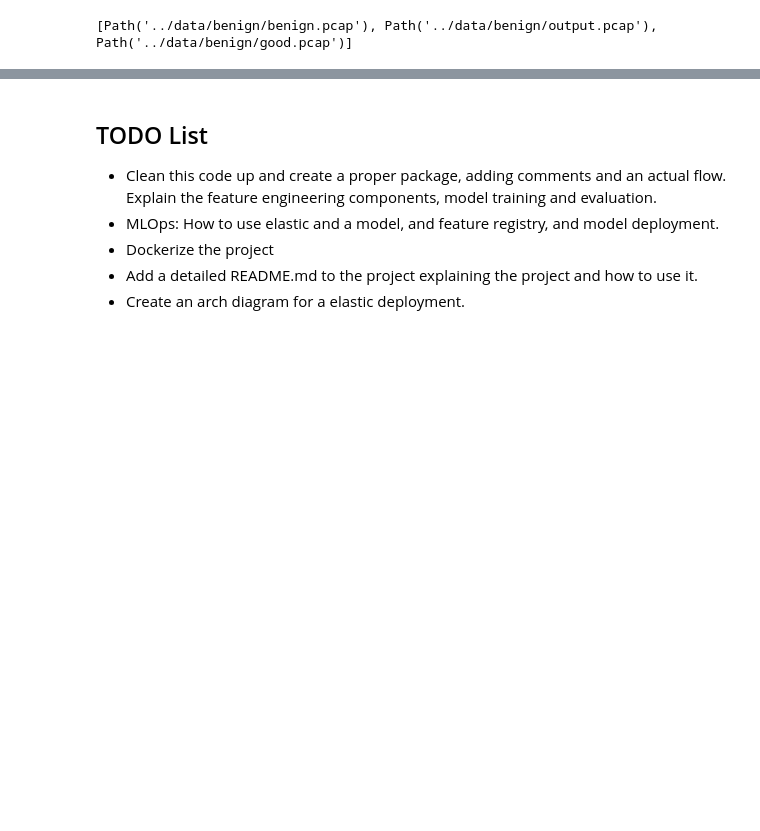
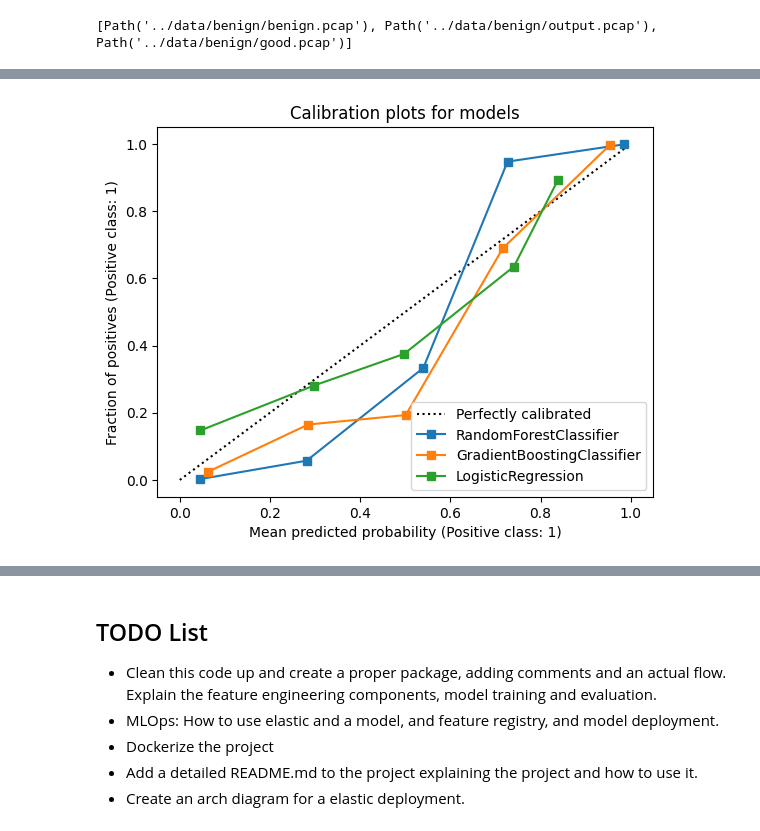
Before and after one commit to khannay/mdetect, a Jupyter notebook: nbs/00_core.ipynb, the cells around one changed output, grey strips where cells are left out. Cells and saved outputs as stored; diff of their text form; code cells hidden in the pictures; blank space fills up the shorter version.

```diff
--- a/nbs/00_core.ipynb
+++ b/nbs/00_core.ipynb
@@ -1209,0 +1053,11 @@ Ten most important features
+# %%
+from sklearn.calibration import CalibrationDisplay
+
+ax= plt.gca()
+n_bins = 5
+disp = CalibrationDisplay.from_estimator(model, X_test, y_test, ax=ax, n_bins=n_bins)
+disp = CalibrationDisplay.from_estimator(clf, X_test, y_test, ax=ax, n_bins=n_bins)
+disp = CalibrationDisplay.from_estimator(lr_model, X_test, y_test, ax=ax, n_bins=n_bins)
+plt.title("Calibration plots for models");
+# %% [output]
+[figure, added]
```
Also changed, not shown: parts of 33 cells of this notebook, 2 other files.
